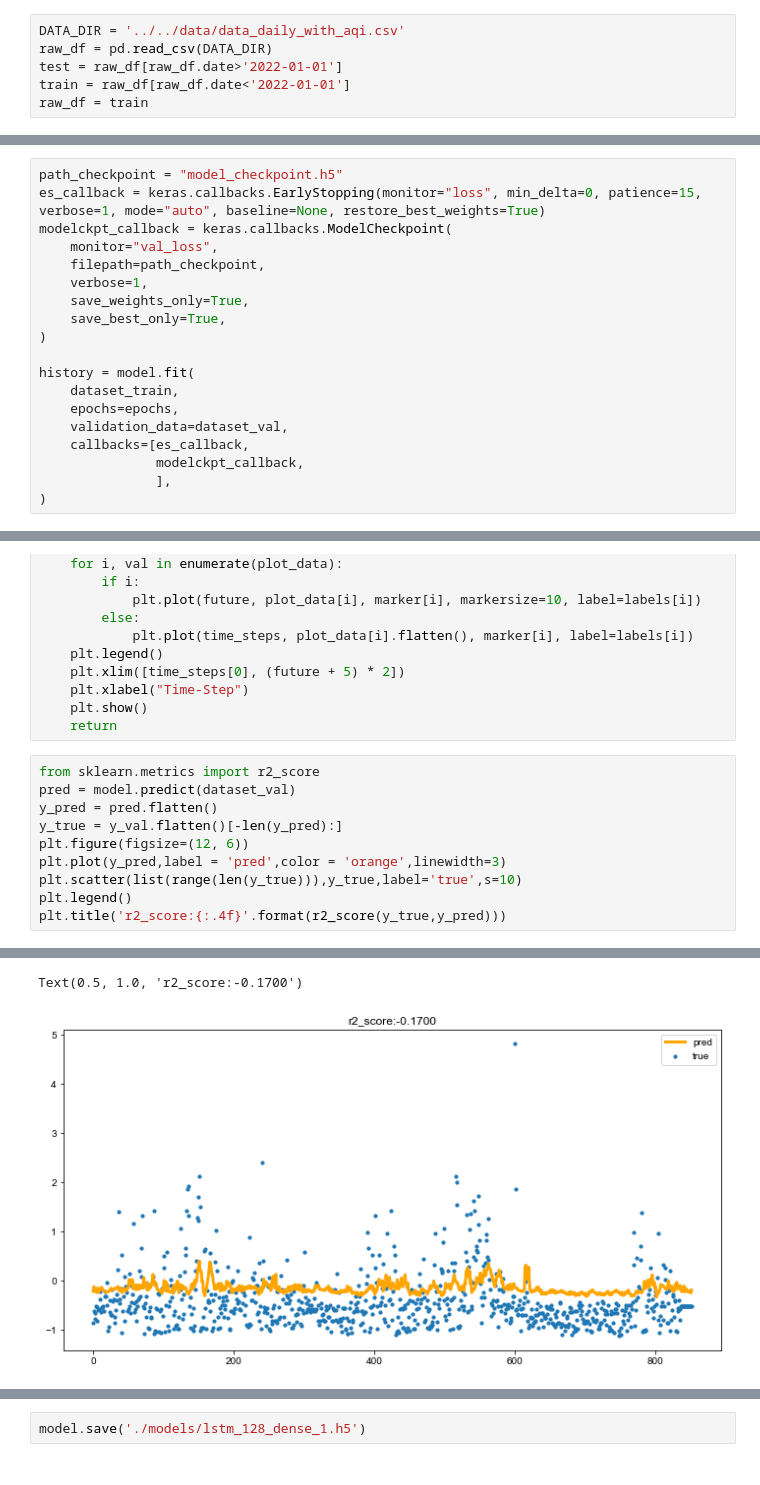
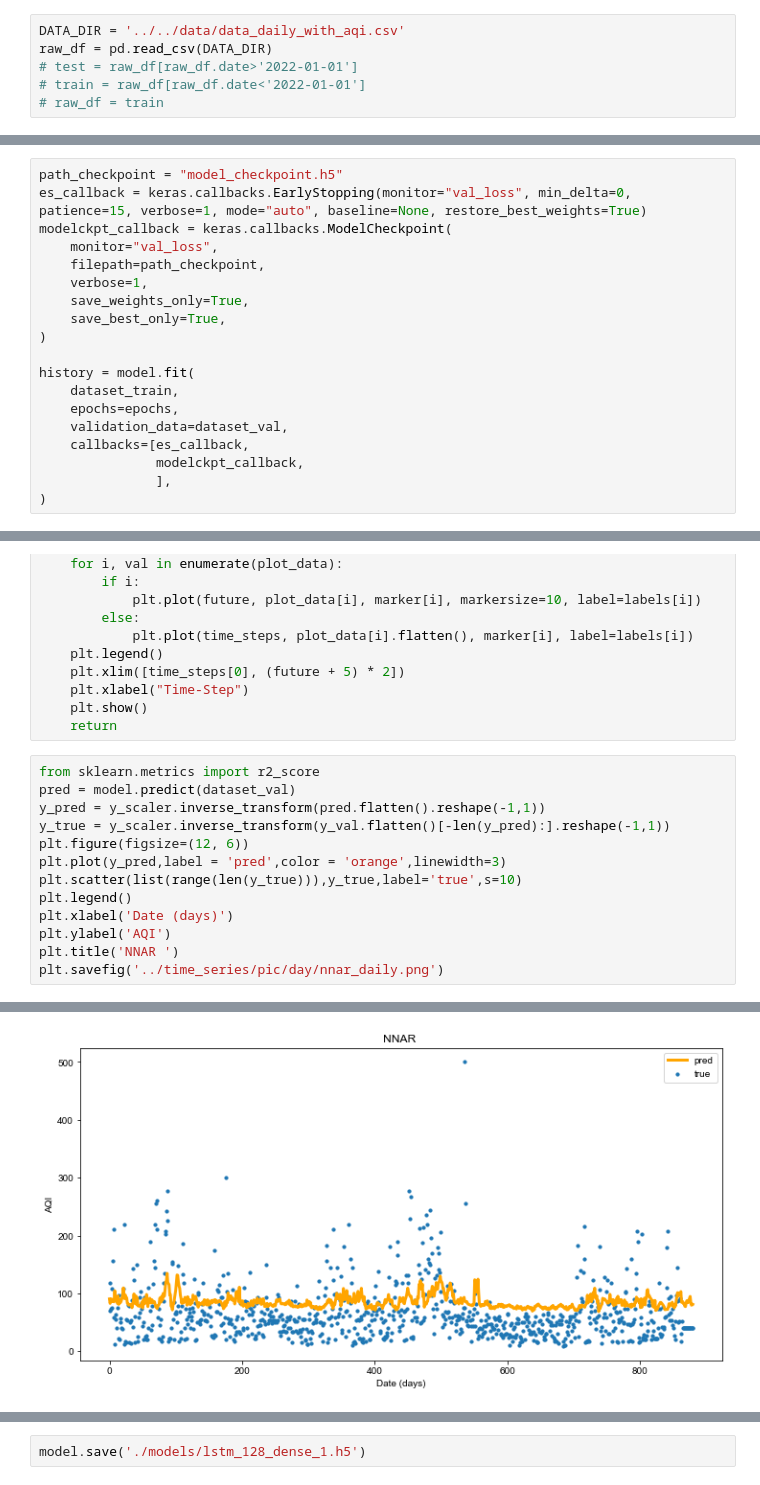
Before and after one commit to ZedRover/forecasting-project, a Jupyter notebook: notebook/deep-learning/nnar.ipynb, the cells around one changed output, grey strips where cells are left out. Saved outputs shown, nothing was run; the diff lists cells and outputs as text.

```diff
--- a/notebook/deep-learning/nnar.ipynb
+++ b/notebook/deep-learning/nnar.ipynb
@@ -13,9 +14,9 @@ plt.rcParams['font.sans-serif'] = ['Arial Unicode MS']
 # %%
 DATA_DIR = '../../data/data_daily_with_aqi.csv'
 raw_df = pd.read_csv(DATA_DIR)
-test = raw_df[raw_df.date>'2022-01-01']
-train = raw_df[raw_df.date<'2022-01-01']
-raw_df = train
+# test = raw_df[raw_df.date>'2022-01-01']
+# train = raw_df[raw_df.date<'2022-01-01']
+# raw_df = train
 # %%
 raw_df.type.unique()
 # %% [output]
@@ -128,7 +129,7 @@ Non-trainable params: 0
 _________________________________________________________________
 # %%
 path_checkpoint = "model_checkpoint.h5"
-es_callback = keras.callbacks.EarlyStopping(monitor="loss", min_delta=0, patience=15, verbose=1, mode="auto", baseline=None, restore_best_weights=True)
+es_callback = keras.callbacks.EarlyStopping(monitor="val_loss", min_delta=0, patience=15, verbose=1, mode="auto", baseline=None, restore_best_weights=True)
 modelckpt_callback = keras.callbacks.ModelCheckpoint(
     monitor="val_loss",
     filepath=path_checkpoint,
@@ -212,11 +213,14 @@ def show_plot(plot_data, delta, title):
 # %%
 from sklearn.metrics import r2_score
 pred = model.predict(dataset_val)
-y_pred = pred.flatten()
-y_true = y_val.flatten()[-len(y_pred):]
+y_pred = y_scaler.inverse_transform(pred.flatten().reshape(-1,1))
+y_true = y_scaler.inverse_transform(y_val.flatten()[-len(y_pred):].reshape(-1,1))
 plt.figure(figsize=(12, 6))
 plt.plot(y_pred,label = 'pred',color = 'orange',linewidth=3)
 plt.scatter(list(range(len(y_true))),y_true,label='true',s=10)
 plt.legend()
-plt.title('r2_score:{:.4f}'.format(r2_score(y_true,y_pred)))
+plt.xlabel('Date (days)')
+plt.ylabel('AQI')
+plt.title('NNAR ')
+plt.savefig('../time_series/pic/day/nnar_daily.png')
 # %% [output]
@@ -225,2 +228 @@ plt.title('r2_score:{:.4f}'.format(r2_score(y_true,y_pred)))
-Text(0.5, 1.0, 'r2_score:-0.1700')
-[figure, old version]
+[figure, new version]
```
Also changed, not shown: parts of 7 cells of this notebook, 1 other file.
